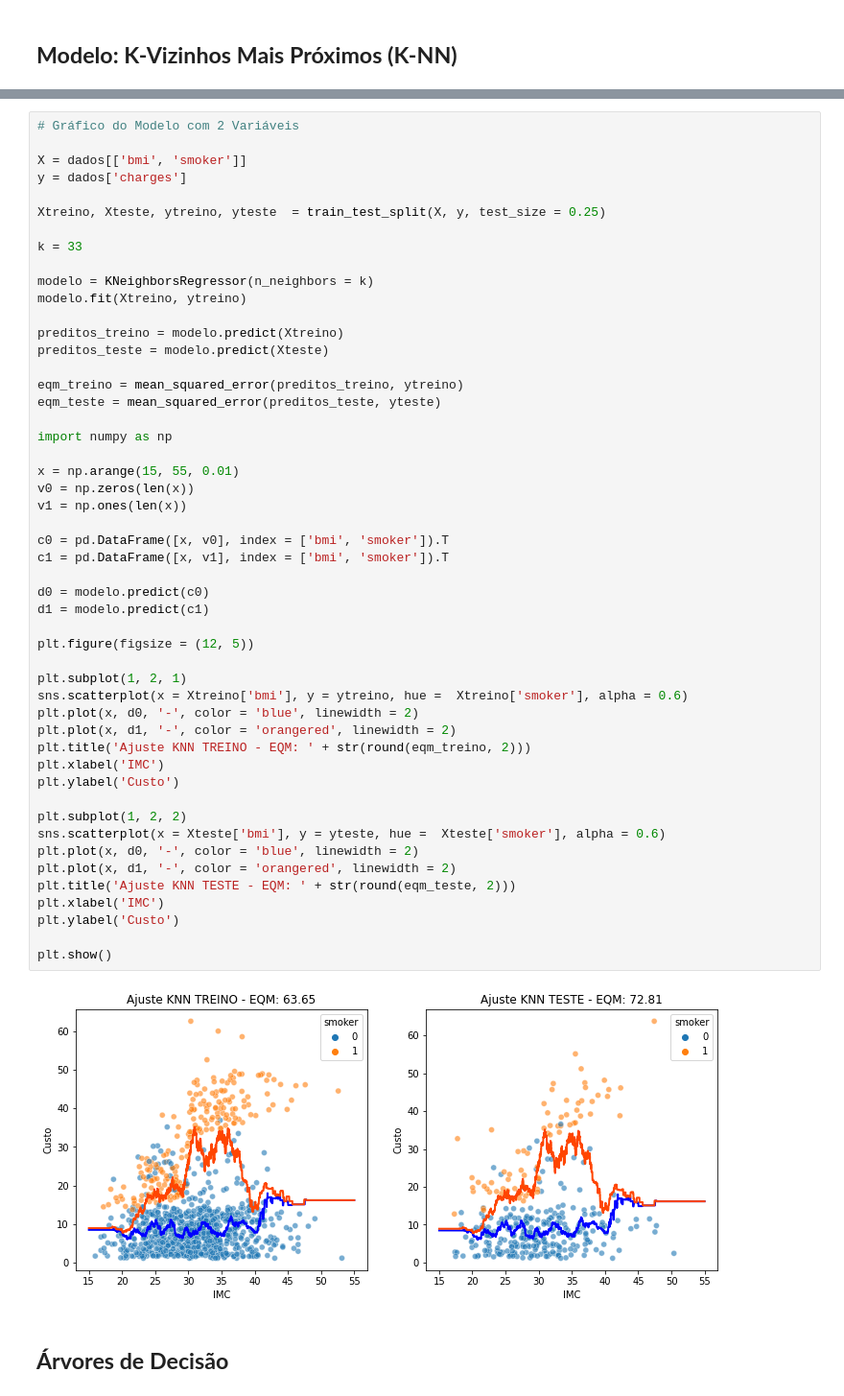
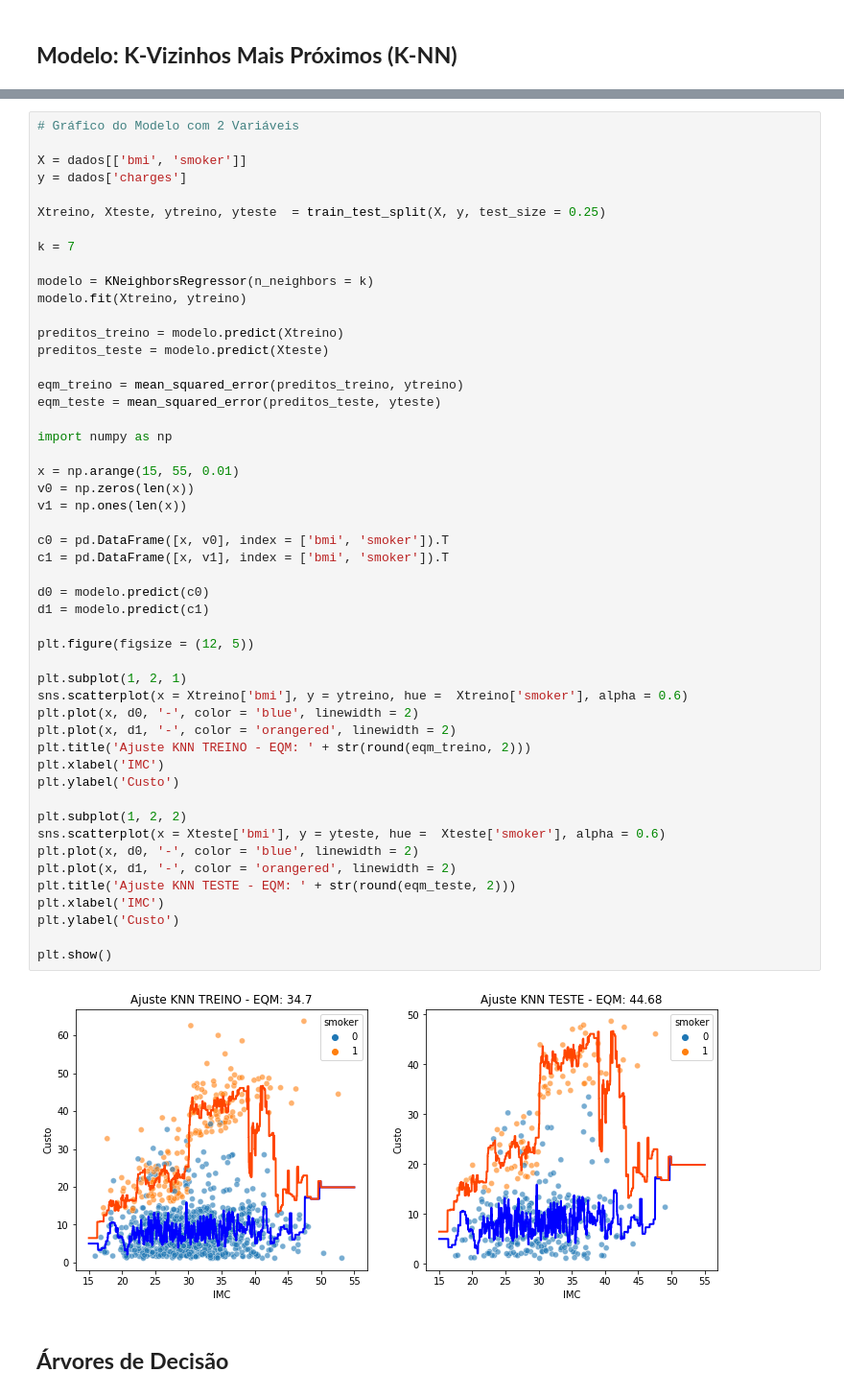
Before and after one commit to gitflai/DDS4, a Jupyter notebook: Aula_8_DDS4_KNN_e_Arvores_de_Decisao.ipynb, the cells around one changed output, grey strips where cells are left out. Shown: that part at 96% size. Cells and saved outputs as stored; diff of their text form.

```diff
--- a/Aula_8_DDS4_KNN_e_Arvores_de_Decisao.ipynb
+++ b/Aula_8_DDS4_KNN_e_Arvores_de_Decisao.ipynb
@@ -146,7 +155,7 @@ y = dados['charges']
 
 Xtreino, Xteste, ytreino, yteste  = train_test_split(X, y, test_size = 0.25)
 
-k = 33
+k = 7
 
 modelo = KNeighborsRegressor(n_neighbors = k)
 modelo.fit(Xtreino, ytreino)
@@ -162,34 +171,34 @@ import numpy as np
 x = np.arange(15, 55, 0.01)
 v0 = np.zeros(len(x))
 v1 = np.ones(len(x))
 
 c0 = pd.DataFrame([x, v0], index = ['bmi', 'smoker']).T
 c1 = pd.DataFrame([x, v1], index = ['bmi', 'smoker']).T
 
 d0 = modelo.predict(c0)
 d1 = modelo.predict(c1)
 
 plt.figure(figsize = (12, 5))
 
 plt.subplot(1, 2, 1)
 sns.scatterplot(x = Xtreino['bmi'], y = ytreino, hue =  Xtreino['smoker'], alpha = 0.6)
 plt.plot(x, d0, '-', color = 'blue', linewidth = 2)
 plt.plot(x, d1, '-', color = 'orangered', linewidth = 2)
 plt.title('Ajuste KNN TREINO - EQM: ' + str(round(eqm_treino, 2)))
 plt.xlabel('IMC')
 plt.ylabel('Custo')
 
 plt.subplot(1, 2, 2)
 sns.scatterplot(x = Xteste['bmi'], y = yteste, hue =  Xteste['smoker'], alpha = 0.6)
 plt.plot(x, d0, '-', color = 'blue', linewidth = 2)
 plt.plot(x, d1, '-', color = 'orangered', linewidth = 2)
 plt.title('Ajuste KNN TESTE - EQM: ' + str(round(eqm_teste, 2)))
 plt.xlabel('IMC')
 plt.ylabel('Custo')
 
 plt.show()
 # %% [output]
-[figure, old version]
+[figure, new version]
 # %% [markdown]
 ## **Árvores de Decisão**
 # %%
```
Also changed, not shown: parts of 16 cells of this notebook.
